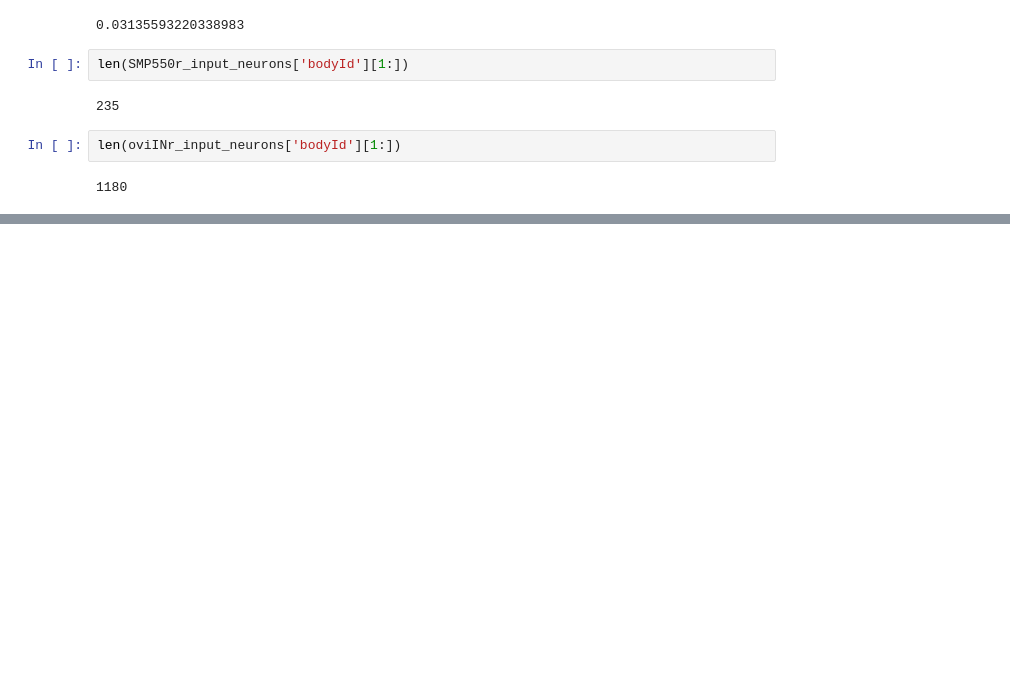
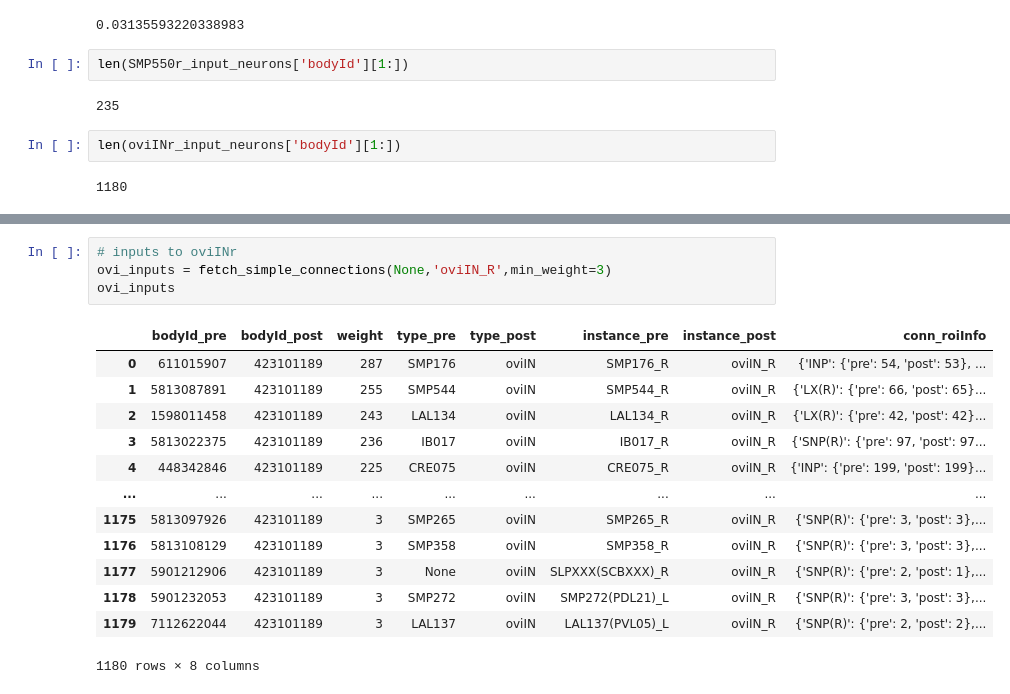
Before and after one commit to Gutierrez-lab/oviIN-inputs, a Jupyter notebook: oviposition_circuit.ipynb, the cells around one changed output, grey strips where cells are left out. Saved outputs shown, nothing was run; the diff lists cells and outputs as text; blank space fills up the shorter version.

```diff
--- a/oviposition_circuit.ipynb
+++ b/oviposition_circuit.ipynb
@@ -972,0 +1021,18 @@ len(oviINr_input_neurons['bodyId'][1:])
+# %%
+# inputs to oviINr
+ovi_inputs = fetch_simple_connections(None,'oviIN_R',min_weight=3)
+ovi_inputs
+# %% [output]
+|  | bodyId_pre | bodyId_post | weight | type_pre | type_post | instance_pre | instance_post | conn_roiInfo |
+| 0 | 611015907 | 423101189 | 287 | SMP176 | oviIN | SMP176_R | oviIN_R | {'INP': {'pre': 54, 'post': 53}, ... |
+| 1 | 5813087891 | 423101189 | 255 | SMP544 | oviIN | SMP544_R | oviIN_R | {'LX(R)': {'pre': 66, 'post': 65}... |
+| 2 | 1598011458 | 423101189 | 243 | LAL134 | oviIN | LAL134_R | oviIN_R | {'LX(R)': {'pre': 42, 'post': 42}... |
+| 3 | 5813022375 | 423101189 | 236 | IB017 | oviIN | IB017_R | oviIN_R | {'SNP(R)': {'pre': 97, 'post': 97... |
+| 4 | 448342846 | 423101189 | 225 | CRE075 | oviIN | CRE075_R | oviIN_R | {'INP': {'pre': 199, 'post': 199}... |
+| ... | ... | ... | ... | ... | ... | ... | ... | ... |
+| 1175 | 5813097926 | 423101189 | 3 | SMP265 | oviIN | SMP265_R | oviIN_R | {'SNP(R)': {'pre': 3, 'post': 3},... |
+| 1176 | 5813108129 | 423101189 | 3 | SMP358 | oviIN | SMP358_R | oviIN_R | {'SNP(R)': {'pre': 3, 'post': 3},... |
+| 1177 | 5901212906 | 423101189 | 3 | None | oviIN | SLPXXX(SCBXXX)_R | oviIN_R | {'SNP(R)': {'pre': 2, 'post': 1},... |
+| 1178 | 5901232053 | 423101189 | 3 | SMP272 | oviIN | SMP272(PDL21)_L | oviIN_R | {'SNP(R)': {'pre': 3, 'post': 3},... |
+| 1179 | 7112622044 | 423101189 | 3 | LAL137 | oviIN | LAL137(PVL05)_L | oviIN_R | {'SNP(R)': {'pre': 2, 'post': 2},... |
+1180 rows × 8 columns
```
Also changed, not shown: parts of 12 cells of this notebook, 2 other files.
